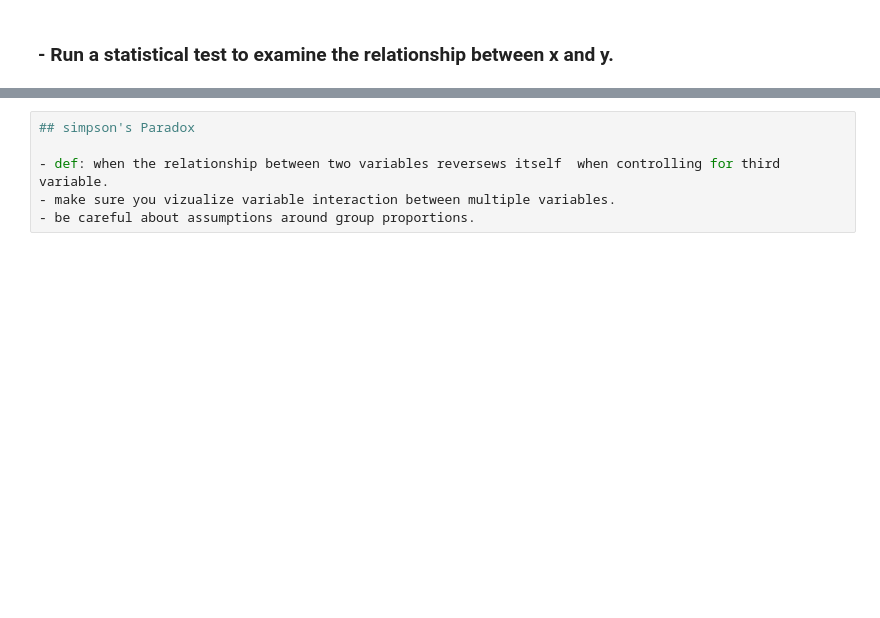
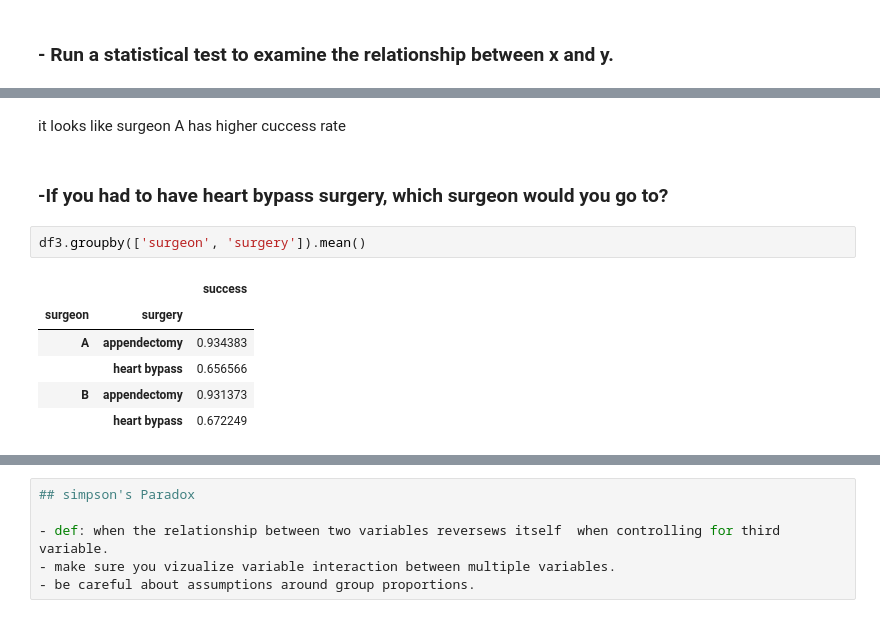
Before and after one commit to cindyvillanuevads/advanced-topics, a Jupyter notebook: exercise.ipynb, the cells around one changed output, grey strips where cells are left out. Saved outputs shown, nothing was run; the diff lists cells and outputs as text; blank space fills up the shorter version.

```diff
--- a/exercise.ipynb
+++ b/exercise.ipynb
@@ -189,0 +249,13 @@ sns.relplot(data=df2, hue='group', x='x', y='y')
+# %% [markdown]
+it looks like surgeon A has higher cuccess rate
+# %% [markdown]
+### -If you had to have heart bypass surgery, which surgeon would you go to?
+# %%
+df3.groupby(['surgeon', 'surgery']).mean()
+# %% [output]
+|  |  | success |
+| surgeon | surgery |  |
+| A | appendectomy | 0.934383 |
+|  | heart bypass | 0.656566 |
+| B | appendectomy | 0.931373 |
+|  | heart bypass | 0.672249 |
```
Also changed, not shown: parts of 18 cells of this notebook.
